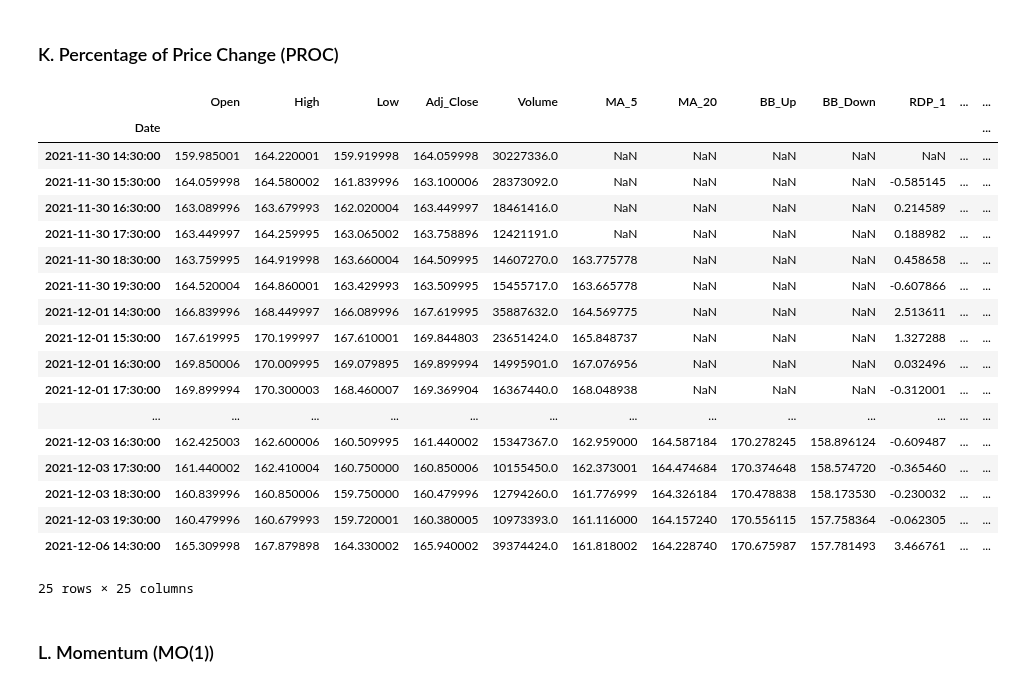
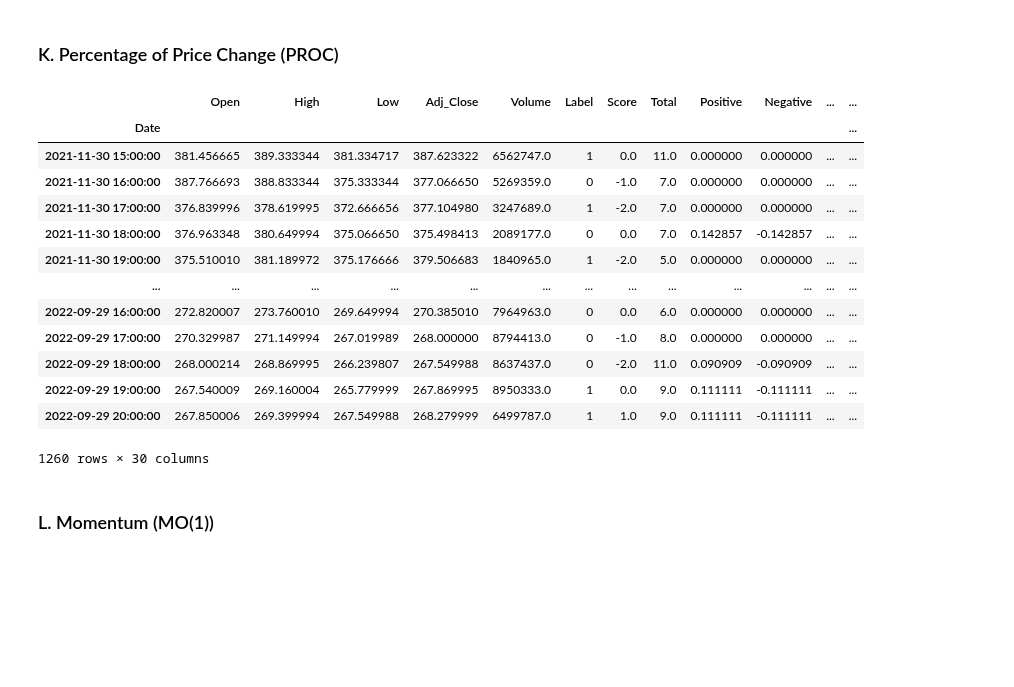
Before and after one commit to LeodeN2000/Financial_Trend_Forecasting, a Jupyter notebook: notebooks/Technical_Indicators/Technical_Indicators.ipynb, the cells around one changed output. Saved outputs shown, nothing was run; the diff lists cells and outputs as text; code cells hidden in the pictures; blank space fills up the shorter version.

```diff
--- a/notebooks/Technical_Indicators/Technical_Indicators.ipynb
+++ b/notebooks/Technical_Indicators/Technical_Indicators.ipynb
@@ -44,3 +19,0 @@ def drop_nan_rows(df):
-# %%
-df = drop_nan_rows(df)
-df.head()
@@ -115,4 +96,26 @@ dtype: object
+# %%
+def labeling_df(labeled_df):
+    # Create a new column 'Label' and initialize with 0 (constant)
+    labeled_df['Label'] = 0
+
+    # Label -1 (down) where 'Open' is higher than 'Adj Close'
+    labeled_df.loc[labeled_df['Open'] > labeled_df['Adj_Close'], 'Label'] = 0
+
+    # Label +1 (up) where 'Open' is lower than 'Adj Close'
+    labeled_df.loc[labeled_df['Open'] < labeled_df['Adj_Close'], 'Label'] = 1
+
+    return labeled_df
+# %%
+def merge_df(df, sent_df):
+
+    # Merge two df on their indexes
+    merged_df = pd.merge(df, sent_df, left_index=True, right_index=True)
+
+    return merged_df
 # %%
-df = data_formating(df, 'Unnamed: 0', 'Open-AAPL', 'High-AAPL', 'Low-AAPL', 'Adj Close-AAPL', 'Volume-AAPL')
-df
+formated_df = df_formating(df, 'Datetime', 'Open-TSLA', 'High-TSLA', 'Low-TSLA', 'Adj Close-TSLA', 'Volume-TSLA')
+formated_sent_df = sent_df_formating(sent_df, 'Datetime', 'score_int', 'total_tweets', 'share_of_positive', 'share_of_negative')
+labeled_formated_df = labeling_df(formated_df)
+merged_df = merge_df(labeled_formated_df, formated_sent_df)
+merged_df
 # %% [output]
@@ -608,28 +602,22 @@ def proc(df, column_name='Adj_Close', window=1):
 
     return df
 # %%
-proc(df)
-df.head(25)
+proc(merged_df)
 # %% [output]
-|  | Open | High | Low | Adj_Close | Volume | MA_5 | MA_20 | BB_Up | BB_Down | RDP_1 | ... | ... |
+|  | Open | High | Low | Adj_Close | Volume | Label | Score | Total | Positive | Negative | ... | ... |
 | Date |  |  |  |  |  |  |  |  |  |  |  | ... |
-| 2021-11-30 14:30:00 | 159.985001 | 164.220001 | 159.919998 | 164.059998 | 30227336.0 | NaN | NaN | NaN | NaN | NaN | ... | ... |
-| 2021-11-30 15:30:00 | 164.059998 | 164.580002 | 161.839996 | 163.100006 | 28373092.0 | NaN | NaN | NaN | NaN | -0.585145 | ... | ... |
-| 2021-11-30 16:30:00 | 163.089996 | 163.679993 | 162.020004 | 163.449997 | 18461416.0 | NaN | NaN | NaN | NaN | 0.214589 | ... | ... |
-| 2021-11-30 17:30:00 | 163.449997 | 164.259995 | 163.065002 | 163.758896 | 12421191.0 | NaN | NaN | NaN | NaN | 0.188982 | ... | ... |
-| 2021-11-30 18:30:00 | 163.759995 | 164.919998 | 163.660004 | 164.509995 | 14607270.0 | 163.775778 | NaN | NaN | NaN | 0.458658 | ... | ... |
-| 2021-11-30 19:30:00 | 164.520004 | 164.860001 | 163.429993 | 163.509995 | 15455717.0 | 163.665778 | NaN | NaN | NaN | -0.607866 | ... | ... |
-| 2021-12-01 14:30:00 | 166.839996 | 168.449997 | 166.089996 | 167.619995 | 35887632.0 | 164.569775 | NaN | NaN | NaN | 2.513611 | ... | ... |
-| 2021-12-01 15:30:00 | 167.619995 | 170.199997 | 167.610001 | 169.844803 | 23651424.0 | 165.848737 | NaN | NaN | NaN | 1.327288 | ... | ... |
-| 2021-12-01 16:30:00 | 169.850006 | 170.009995 | 169.079895 | 169.899994 | 14995901.0 | 167.076956 | NaN | NaN | NaN | 0.032496 | ... | ... |
-| 2021-12-01 17:30:00 | 169.899994 | 170.300003 | 168.460007 | 169.369904 | 16367440.0 | 168.048938 | NaN | NaN | NaN | -0.312001 | ... | ... |
+| 2021-11-30 15:00:00 | 381.456665 | 389.333344 | 381.334717 | 387.623322 | 6562747.0 | 1 | 0.0 | 11.0 | 0.000000 | 0.000000 | ... | ... |
+| 2021-11-30 16:00:00 | 387.766693 | 388.833344 | 375.333344 | 377.066650 | 5269359.0 | 0 | -1.0 | 7.0 | 0.000000 | 0.000000 | ... | ... |
+| 2021-11-30 17:00:00 | 376.839996 | 378.619995 | 372.666656 | 377.104980 | 3247689.0 | 1 | -2.0 | 7.0 | 0.000000 | 0.000000 | ... | ... |
+| 2021-11-30 18:00:00 | 376.963348 | 380.649994 | 375.066650 | 375.498413 | 2089177.0 | 0 | 0.0 | 7.0 | 0.142857 | -0.142857 | ... | ... |
+| 2021-11-30 19:00:00 | 375.510010 | 381.189972 | 375.176666 | 379.506683 | 1840965.0 | 1 | -2.0 | 5.0 | 0.000000 | 0.000000 | ... | ... |
 | ... | ... | ... | ... | ... | ... | ... | ... | ... | ... | ... | ... | ... |
-| 2021-12-03 16:30:00 | 162.425003 | 162.600006 | 160.509995 | 161.440002 | 15347367.0 | 162.959000 | 164.587184 | 170.278245 | 158.896124 | -0.609487 | ... | ... |
-| 2021-12-03 17:30:00 | 161.440002 | 162.410004 | 160.750000 | 160.850006 | 10155450.0 | 162.373001 | 164.474684 | 170.374648 | 158.574720 | -0.365460 | ... | ... |
-| 2021-12-03 18:30:00 | 160.839996 | 160.850006 | 159.750000 | 160.479996 | 12794260.0 | 161.776999 | 164.326184 | 170.478838 | 158.173530 | -0.230032 | ... | ... |
-| 2021-12-03 19:30:00 | 160.479996 | 160.679993 | 159.720001 | 160.380005 | 10973393.0 | 161.116000 | 164.157240 | 170.556115 | 157.758364 | -0.062305 | ... | ... |
-| 2021-12-06 14:30:00 | 165.309998 | 167.879898 | 164.330002 | 165.940002 | 39374424.0 | 161.818002 | 164.228740 | 170.675987 | 157.781493 | 3.466761 | ... | ... |
+| 2022-09-29 16:00:00 | 272.820007 | 273.760010 | 269.649994 | 270.385010 | 7964963.0 | 0 | 0.0 | 6.0 | 0.000000 | 0.000000 | ... | ... |
+| 2022-09-29 17:00:00 | 270.329987 | 271.149994 | 267.019989 | 268.000000 | 8794413.0 | 0 | -1.0 | 8.0 | 0.000000 | 0.000000 | ... | ... |
+| 2022-09-29 18:00:00 | 268.000214 | 268.869995 | 266.239807 | 267.549988 | 8637437.0 | 0 | -2.0 | 11.0 | 0.090909 | -0.090909 | ... | ... |
+| 2022-09-29 19:00:00 | 267.540009 | 269.160004 | 265.779999 | 267.869995 | 8950333.0 | 1 | 0.0 | 9.0 | 0.111111 | -0.111111 | ... | ... |
+| 2022-09-29 20:00:00 | 267.850006 | 269.399994 | 267.549988 | 268.279999 | 6499787.0 | 1 | 1.0 | 9.0 | 0.111111 | -0.111111 | ... | ... |
-25 rows × 25 columns
+1260 rows × 30 columns
 # %% [markdown]
 ### L. Momentum (MO(1))
 # %%
```
Also changed, not shown: parts of 55 cells of this notebook.
